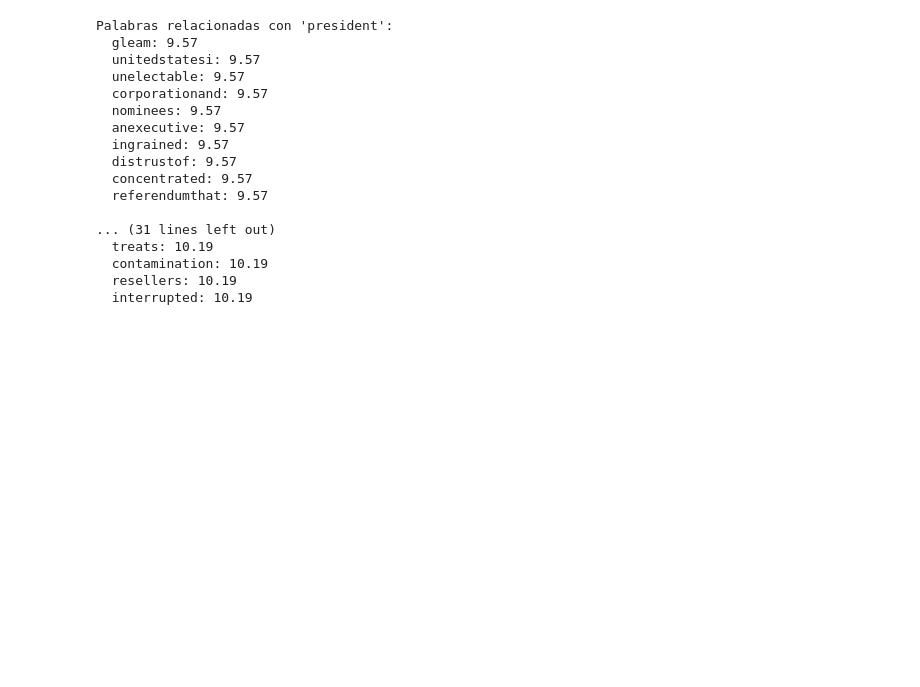
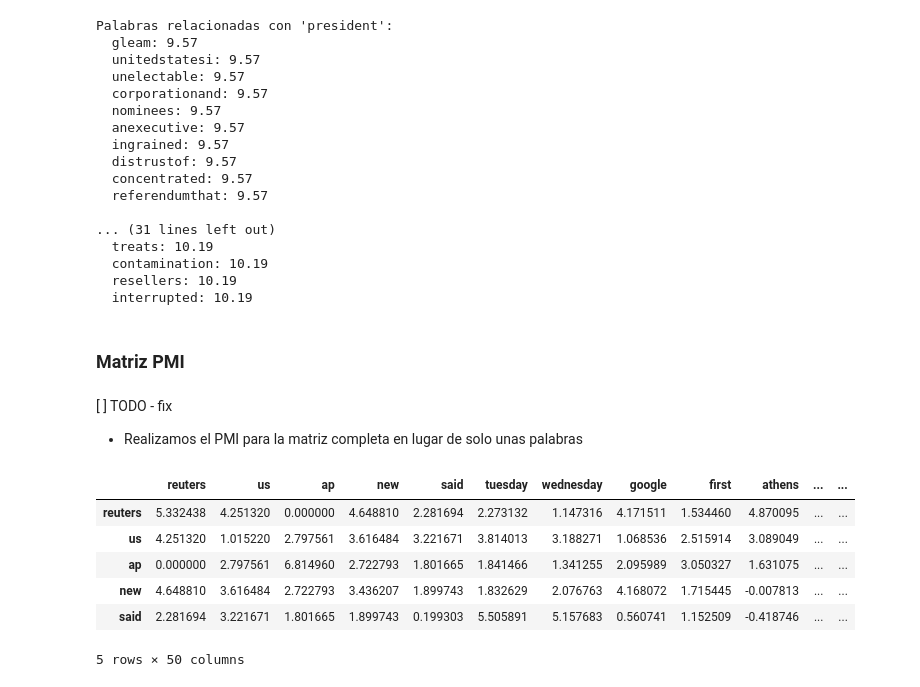
Before and after one commit to guisa17/nlp-proyecto10, a Jupyter notebook: notebooks/exploration.ipynb, the cells around one changed output. Saved outputs shown, nothing was run; the diff lists cells and outputs as text; code cells hidden in the pictures; blank space fills up the shorter version.

```diff
--- a/notebooks/exploration.ipynb
+++ b/notebooks/exploration.ipynb
@@ -164,3 +164,38 @@ Palabras relacionadas con 'president':
   contamination: 10.19
   resellers: 10.19
   interrupted: 10.19
+# %% [markdown]
+### Matriz PMI
+# %% [markdown]
+[ ] TODO - fix
+- Realizamos el PMI para la matriz completa en lugar de solo unas palabras
+# %%
+# 50 palabras más frecuentes
+top_words = [word for word, freq in word_counts.most_common(50)]
+
+pmi_matrix = pd.DataFrame(index=top_words, columns=top_words)
+
+# Cálculo de PMI para cada par de palabras
+for w1 in top_words:
+    for w2 in top_words:
+        pw = word_counts[w1] / total_words
+        pc = word_counts[w2] / total_words
+        pwc = cooccurrence_counts[w1][w2] / total_words
+
+        # Calcular PMI solo si hay coocurrencia
+        if pwc > 0:
+            pmi = np.log2(pwc / (pw * pc))
+            pmi_matrix.at[w1, w2] = pmi
+        else:
+            pmi_matrix.at[w1, w2] = 0
+
+pmi_matrix = pmi_matrix.astype(float)
+display(pmi_matrix.head())
+# %% [output]
+|  | reuters | us | ap | new | said | tuesday | wednesday | google | first | athens | ... | ... |
+| reuters | 5.332438 | 4.251320 | 0.000000 | 4.648810 | 2.281694 | 2.273132 | 1.147316 | 4.171511 | 1.534460 | 4.870095 | ... | ... |
+| us | 4.251320 | 1.015220 | 2.797561 | 3.616484 | 3.221671 | 3.814013 | 3.188271 | 1.068536 | 2.515914 | 3.089049 | ... | ... |
+| ap | 0.000000 | 2.797561 | 6.814960 | 2.722793 | 1.801665 | 1.841466 | 1.341255 | 2.095989 | 3.050327 | 1.631075 | ... | ... |
+| new | 4.648810 | 3.616484 | 2.722793 | 3.436207 | 1.899743 | 1.832629 | 2.076763 | 4.168072 | 1.715445 | -0.007813 | ... | ... |
+| said | 2.281694 | 3.221671 | 1.801665 | 1.899743 | 0.199303 | 5.505891 | 5.157683 | 0.560741 | 1.152509 | -0.418746 | ... | ... |
+5 rows × 50 columns
```
Also changed, not shown: parts of 1 cell of this notebook.
